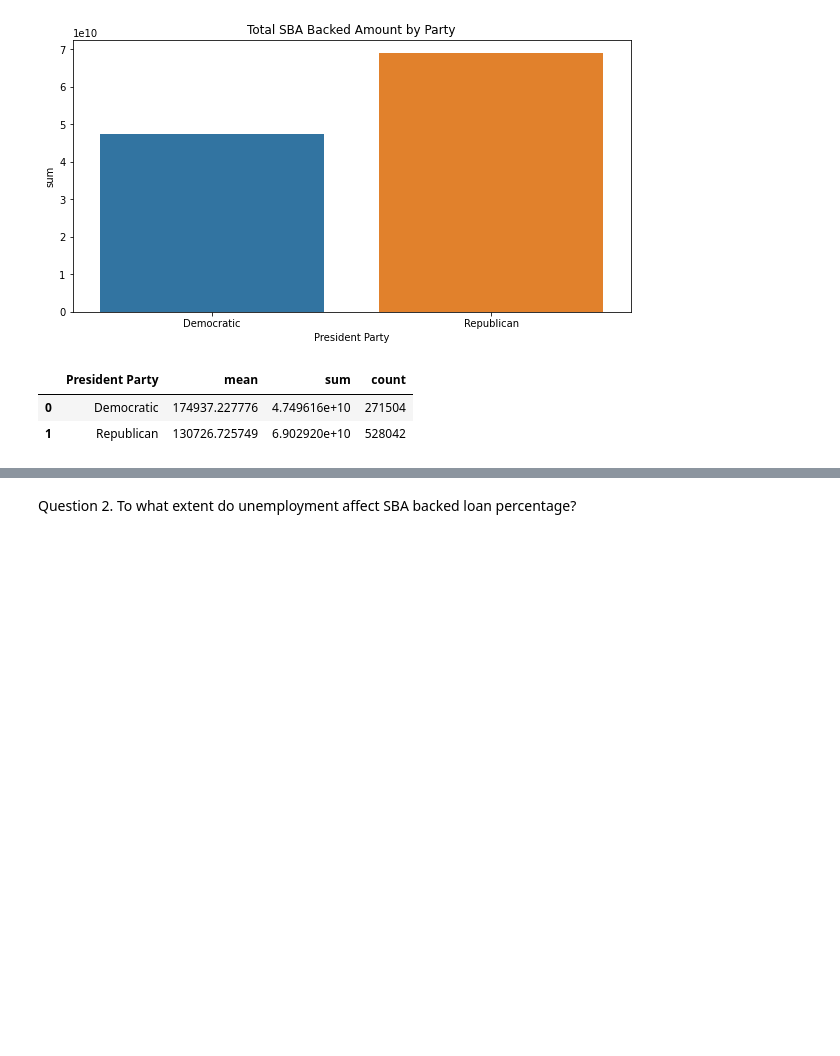
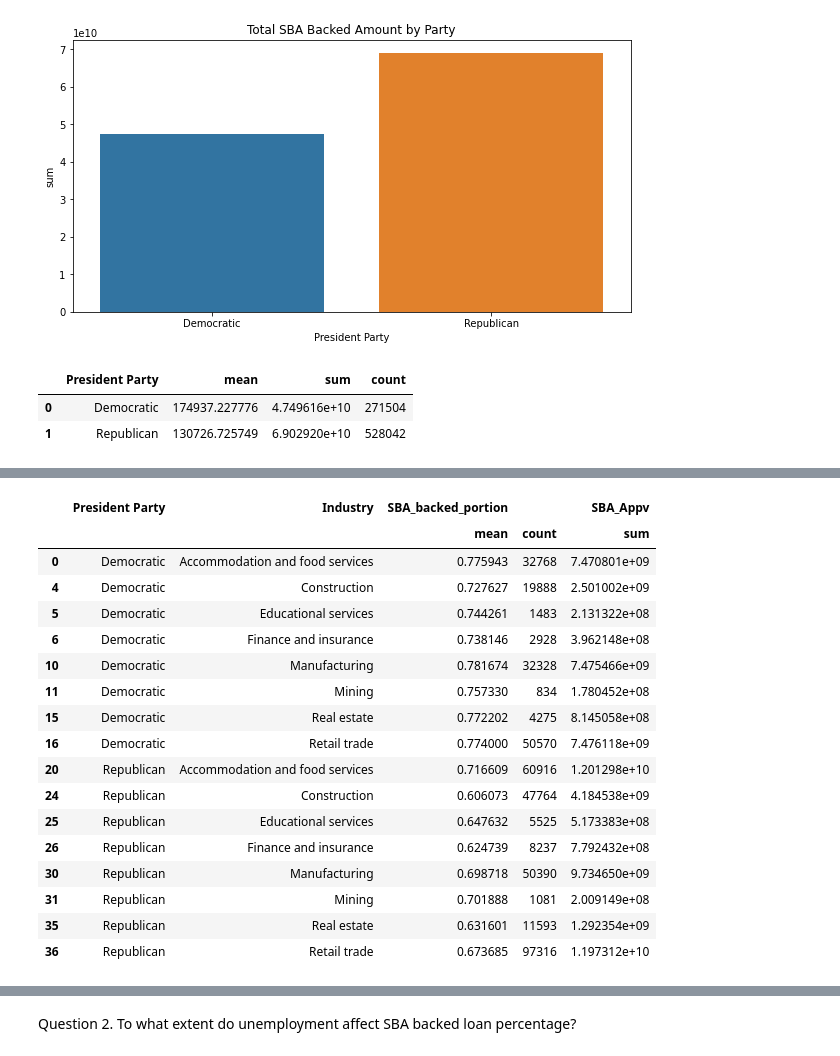
Before and after one commit to CIV2T1PEY/CIV1498-Group-Project, a Jupyter notebook: Python_YuLin.ipynb, the cells around one changed output, grey strips where cells are left out. Cells and saved outputs as stored; diff of their text form; code cells hidden in the pictures; blank space fills up the shorter version.

```diff
--- a/Python_YuLin.ipynb
+++ b/Python_YuLin.ipynb
@@ -307,0 +332,27 @@ Lastly, I want to analyze the
+# %%
+df_groupby_industry_and_party = new_df.groupby(['President Party', 'Industry']).agg({'SBA_backed_portion': ['mean','count'],'SBA_Appv':'sum'})
+df_groupby_industry_and_party = df_groupby_industry_and_party.reset_index()
+#Choose 8 industry to show in the graph
+chosen_industry = ['Accommodation and food services','Construction','Educational services','Finance and insurance','Manufacturing','Retail trade','Real estate and rental and leasing','Mining, quarrying, and oil and gas extraction']
+df_groupby_industry_and_party = df_groupby_industry_and_party[df_groupby_industry_and_party['Industry'].isin(chosen_industry)]
+df_groupby_industry_and_party['Industry'] = df_groupby_industry_and_party['Industry'].apply(lambda x: 'Mining' if x == 'Mining, quarrying, and oil and gas extraction' else x).apply(lambda x: 'Real estate' if x == 'Real estate and rental and leasing' else x)
+df_groupby_industry_and_party
+# %% [output]
+|  | President Party | Industry | SBA_backed_portion |  | SBA_Appv |
+|  |  |  | mean | count | sum |
+| 0 | Democratic | Accommodation and food services | 0.775943 | 32768 | 7.470801e+09 |
+| 4 | Democratic | Construction | 0.727627 | 19888 | 2.501002e+09 |
+| 5 | Democratic | Educational services | 0.744261 | 1483 | 2.131322e+08 |
+| 6 | Democratic | Finance and insurance | 0.738146 | 2928 | 3.962148e+08 |
+| 10 | Democratic | Manufacturing | 0.781674 | 32328 | 7.475466e+09 |
+| 11 | Democratic | Mining | 0.757330 | 834 | 1.780452e+08 |
+| 15 | Democratic | Real estate | 0.772202 | 4275 | 8.145058e+08 |
+| 16 | Democratic | Retail trade | 0.774000 | 50570 | 7.476118e+09 |
+| 20 | Republican | Accommodation and food services | 0.716609 | 60916 | 1.201298e+10 |
+| 24 | Republican | Construction | 0.606073 | 47764 | 4.184538e+09 |
+| 25 | Republican | Educational services | 0.647632 | 5525 | 5.173383e+08 |
+| 26 | Republican | Finance and insurance | 0.624739 | 8237 | 7.792432e+08 |
+| 30 | Republican | Manufacturing | 0.698718 | 50390 | 9.734650e+09 |
+| 31 | Republican | Mining | 0.701888 | 1081 | 2.009149e+08 |
+| 35 | Republican | Real estate | 0.631601 | 11593 | 1.292354e+09 |
+| 36 | Republican | Retail trade | 0.673685 | 97316 | 1.197312e+10 |
```
Also changed, not shown: parts of 6 cells of this notebook.
